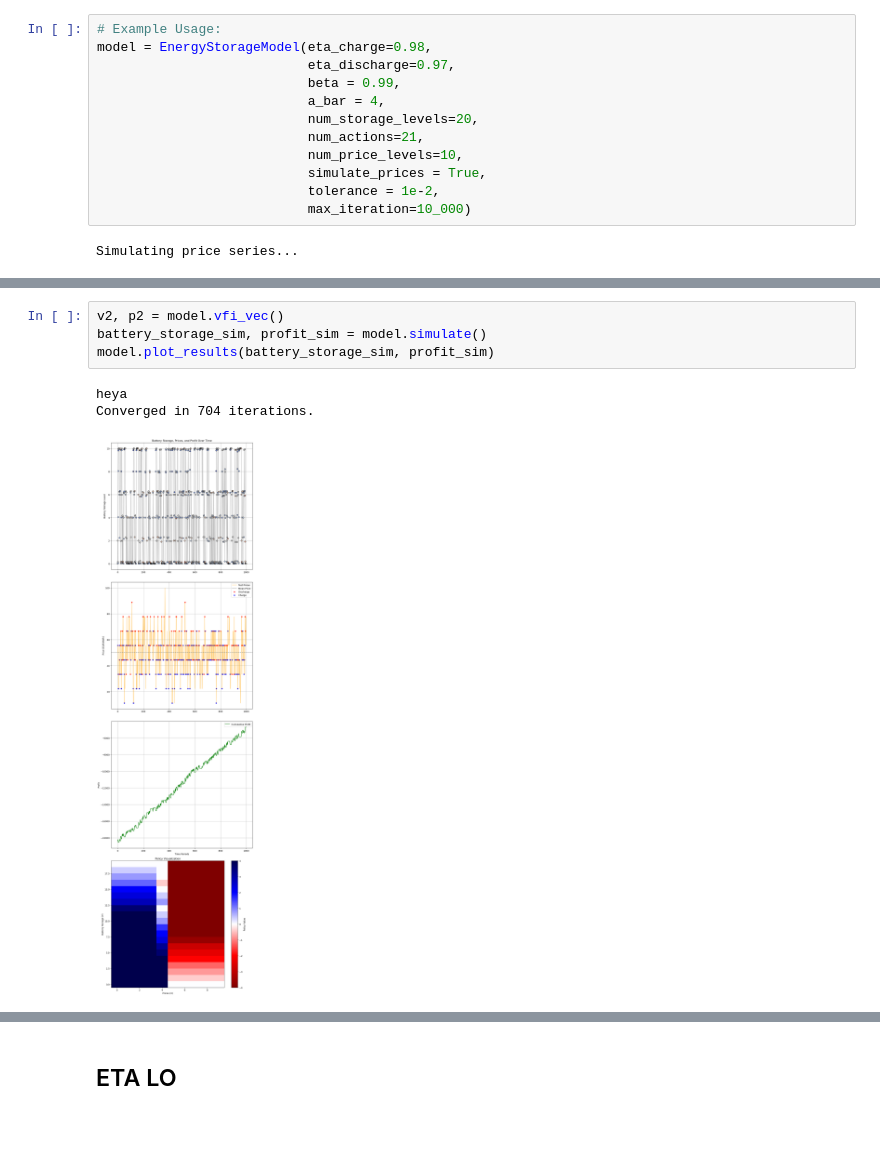
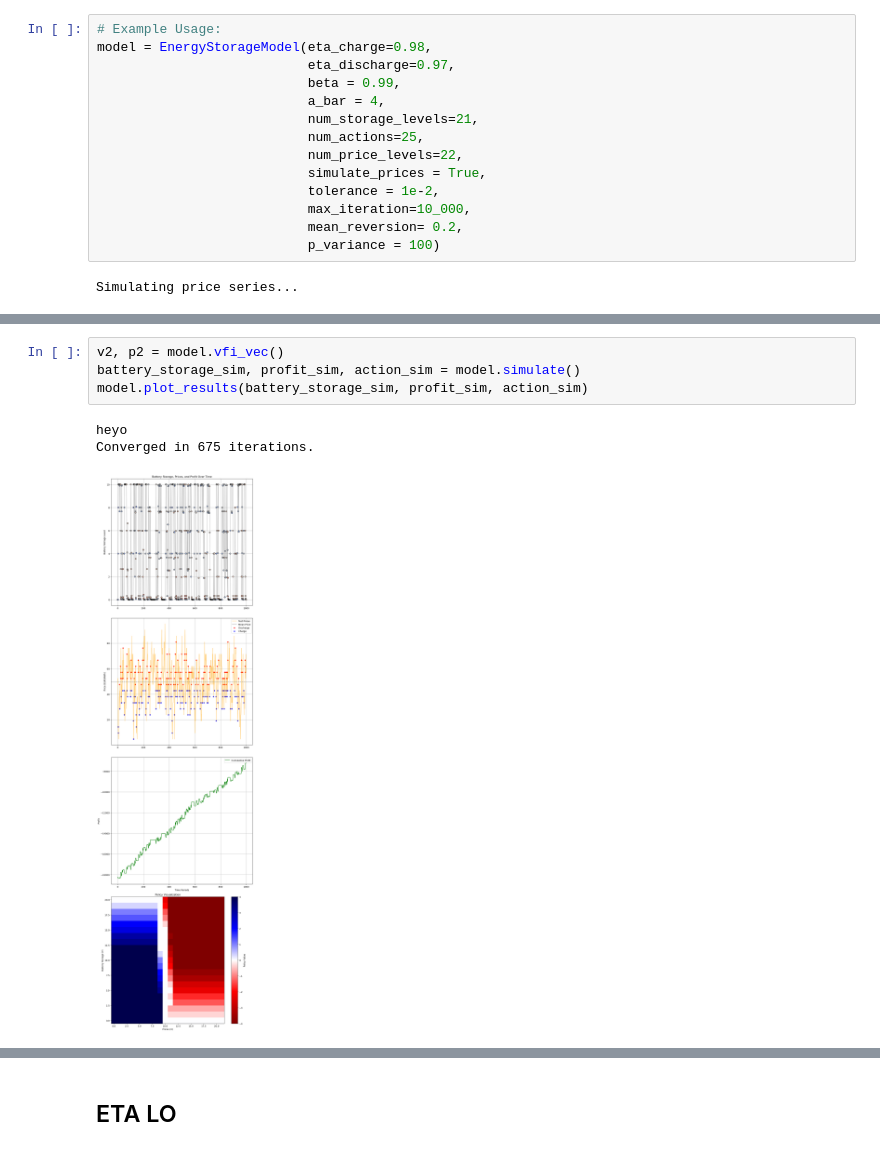
Before and after one commit to gqh814/battery, a Jupyter notebook: code/model.ipynb, the cells around one changed output, grey strips where cells are left out. Drawn from its saved outputs; the diff is of its cells as text.

```diff
--- a/code/model.ipynb
+++ b/code/model.ipynb
@@ -17,11 +24,13 @@ model = EnergyStorageModel(eta_charge=0.98,
                            eta_discharge=0.97,
                            beta = 0.99,
                            a_bar = 4,
-                           num_storage_levels=20,
-                           num_actions=21,
-                           num_price_levels=10,
+                           num_storage_levels=21,
+                           num_actions=25,
+                           num_price_levels=22,
                            simulate_prices = True,
                            tolerance = 1e-2,
-                           max_iteration=10_000)
+                           max_iteration=10_000,
+                           mean_reversion= 0.2,
+                           p_variance = 100)
 # %% [output]
 Simulating price series...
@@ -28,8 +41,8 @@ Simulating price series...
 # %%
 v2, p2 = model.vfi_vec()
-battery_storage_sim, profit_sim = model.simulate()
-model.plot_results(battery_storage_sim, profit_sim)
+battery_storage_sim, profit_sim, action_sim = model.simulate()
+model.plot_results(battery_storage_sim, profit_sim, action_sim)
 # %% [output]
-heya
-Converged in 704 iterations.
+heyo
+Converged in 675 iterations.
-[figure, old version]
+[figure, new version]
```
Also changed, not shown: parts of 8 cells of this notebook, 2 other files.
